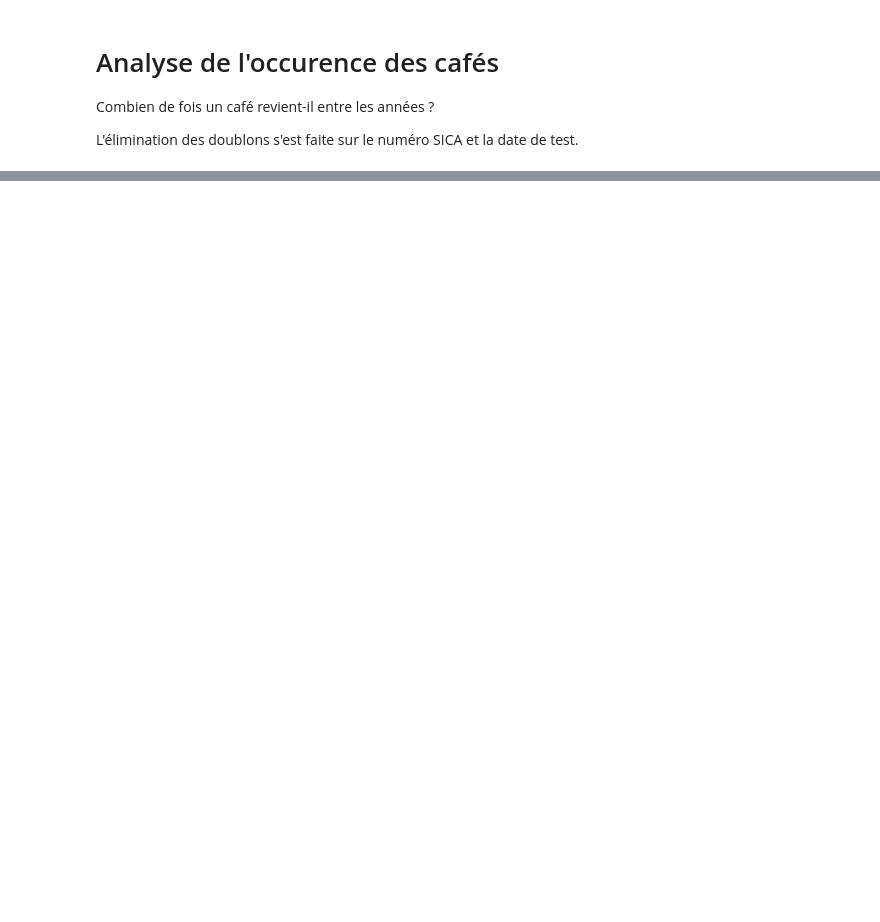
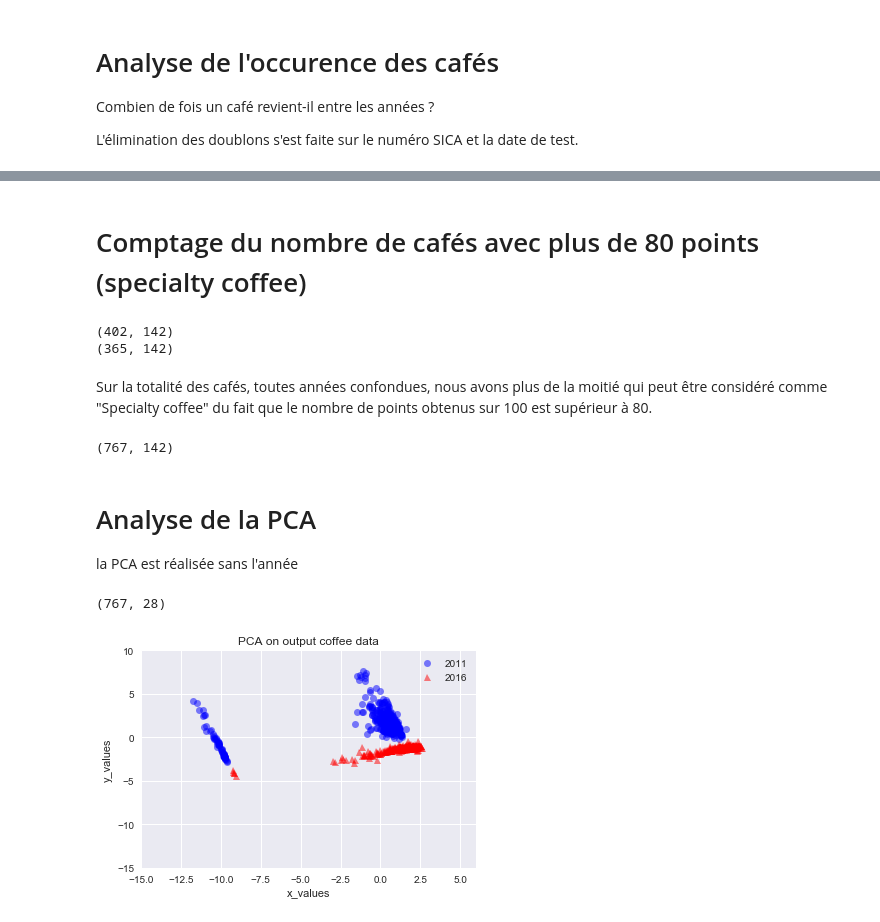
Before and after one commit to ThibaultSchowing/Bachelor_Thesis_2017_Sources, a Jupyter notebook: Notebook/DataAnalysis/2_CoffeeDataExploration.ipynb, the cells around one changed output, grey strips where cells are left out. Cells and saved outputs as stored; diff of their text form; code cells hidden in the pictures; blank space fills up the shorter version.

Commit message:
doing: PCA coffee

```diff
--- a/Notebook/DataAnalysis/2_CoffeeDataExploration.ipynb
+++ b/Notebook/DataAnalysis/2_CoffeeDataExploration.ipynb
@@ -99,35 +128,73 @@ Nombre avec 1 occurences 631
+# %% [markdown]
+# Comptage du nombre de cafés avec plus de 80 points (specialty coffee)
+# %%
+print df[(df['Puntaje Total']>=80)].shape
+print df[(df['Puntaje Total']<80)].shape
+# %% [output]
+(402, 142)
+(365, 142)
+# %% [markdown]
+Sur la totalité des cafés, toutes années confondues, nous avons plus de la moitié qui peut être considéré comme "Specialty coffee" du fait que le nombre de points obtenus sur 100 est supérieur à 80.
 # %%
 # On enlève Mordido, conchas et ambar et les Malla -> pas présent partout
 coffee = ['Negros y vinagres','Broca','Broca de punto','Veteado',
          'Inmaduro','Flojo','Sobresecado','Arrugado','Aplastado','Cristalizado','Reposado','Granizo',
          'Partido','Defectos totales','Humedad (%)','Merma (%)','Aroma-Fragancia',
          'Acidez','Cuerpo','Sabor',
+         'Sabor residual','Dulzor','Uniformidad','Balance','Taza limpia','Puntaje catador','Puntaje Total','year']
+coffee1 = ['Negros y vinagres','Broca','Broca de punto','Veteado',
+         'Inmaduro','Flojo','Sobresecado','Arrugado','Aplastado','Cristalizado','Reposado','Granizo',
+         'Partido','Defectos totales','Humedad (%)','Merma (%)','Aroma-Fragancia',
+         'Acidez','Cuerpo','Sabor',
          'Sabor residual','Dulzor','Uniformidad','Balance','Taza limpia','Puntaje catador','Puntaje Total']
+# %%
+print df.shape
+# %% [output]
+(767, 142)
+# %% [markdown]
+# Analyse de la PCA
+
+la PCA est réalisée sans l'année
 # %%
 # Some coffee have missing datas in the notation (points) (they are bad)
 dftmp = df[coffee].dropna(axis=1, how='any')
+print dftmp.shape
 
-mat = np.array(dftmp)
+mat = np.array(dftmp[coffee1])
 
 #print numpy.isnan(mat).any()
 
 
 #print np.argwhere(np.isnan(mat))
 
 #print mat
 
 mlab_pca = mlabPCA(mat)
+last_index = mlab_pca.Y.shape[0]
+
+start_newyear = 0
+for index,row in dftmp.iterrows():
+    if row['year'] == 2011:
+        continue
+    else:
+        start_newyear = index
+        break
+
+
 
 #print('PC axes in terms of the measurement axes scaled by the standard deviations:\n', mlab_pca.Wt)
 
-plt.plot(mlab_pca.Y[0:488,0],mlab_pca.Y[0:488,1], 'o', markersize=7, color='blue', alpha=0.5, label=df['year'][40])
-plt.plot(mlab_pca.Y[488:1098,0], mlab_pca.Y[488:1098,1], '^', markersize=7, color='red', alpha=0.5, label=df['year'][490])
+plt.plot(mlab_pca.Y[0:start_newyear,0],mlab_pca.Y[0:start_newyear,1], 'o', markersize=7, color='blue', alpha=0.5, label=df['year'][2])
+plt.plot(mlab_pca.Y[start_newyear:last_index,0], mlab_pca.Y[start_newyear:last_index,1], '^', markersize=7, color='red', alpha=0.5, label=df['year'][490])
 
 plt.xlabel('x_values')
 plt.ylabel('y_values')
-plt.xlim([-4,4])
-plt.ylim([-4,4])
+plt.xlim([-15,6])
+plt.ylim([-15,10])
 plt.legend()
-plt.title('Transformed samples with class labels from matplotlib.mlab.PCA()')
+plt.title('PCA on output coffee data')
 
 plt.show()
+# %% [output]
+(767, 28)
+[figure, added]
```
Also changed, not shown: parts of 14 cells of this notebook, 24 other files.
